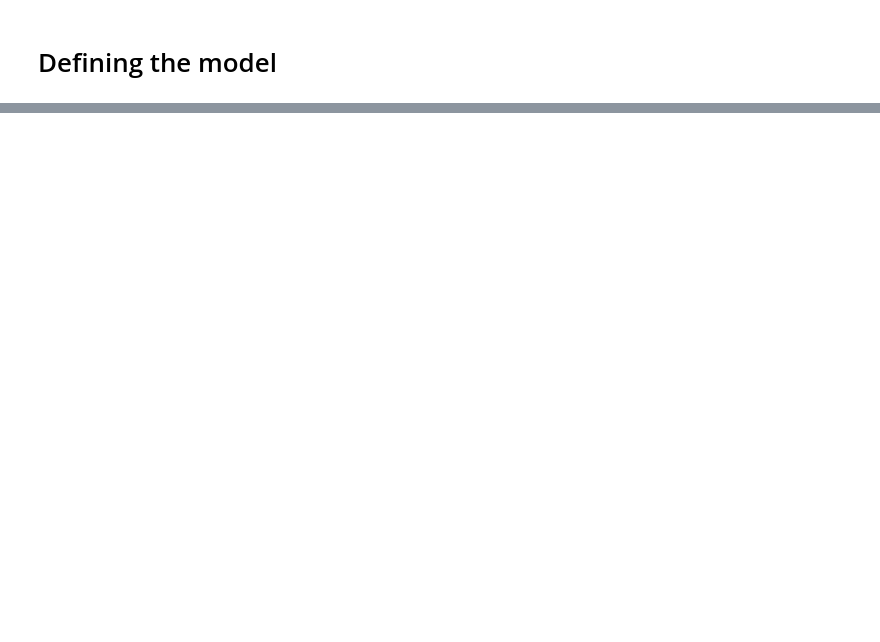
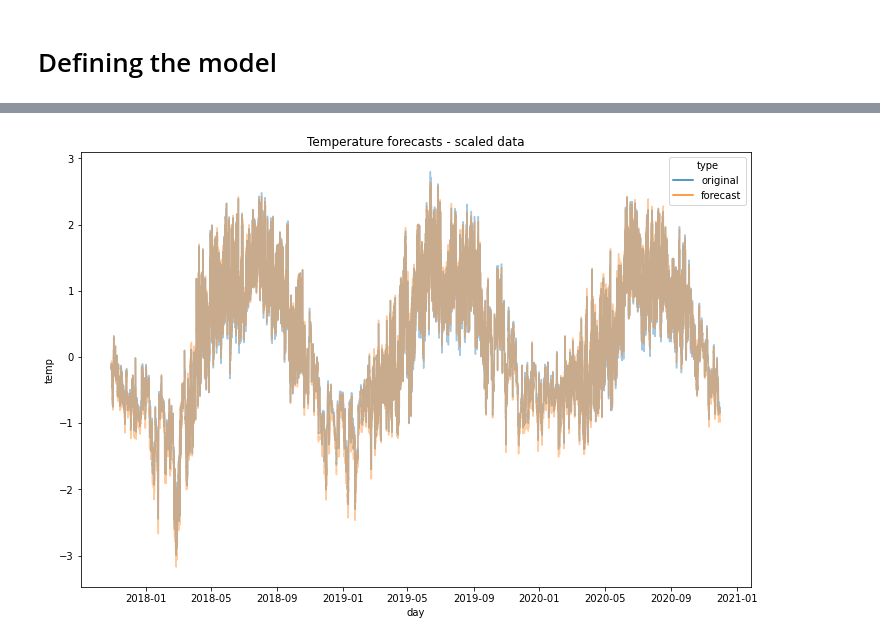
Before and after one commit to Eligijus112/Vilnius-weather-LSTM, a Jupyter notebook: weather-analysis.ipynb, the cells around one changed output, grey strips where cells are left out. Drawn from its saved outputs; the diff is of its cells as text; code cells hidden in the pictures; blank space fills up the shorter version.

Commit message:
Hourly forecast MAE - 0.7

```diff
--- a/weather-analysis.ipynb
+++ b/weather-analysis.ipynb
@@ -443,0 +459,19 @@ plt.show()
+# %%
+# Comparing the forecasts with the actual values
+yhat = [x[0] for x in model.predict(Xval)]
+y = [y[0] for y in Yval]
+# %%
+# Creating the frame to store both predictions
+days = d['dt'].values[-len(y):]
+
+frame = pd.concat([
+    pd.DataFrame({'day': days, 'temp': y, 'type': 'original'}),
+    pd.DataFrame({'day': days, 'temp': yhat, 'type': 'forecast'})
+])
+# %%
+plt.figure(figsize=(12, 8))
+sns.lineplot(x='day', y='temp', data=frame, hue='type', alpha=0.4)
+plt.title('Temperature forecasts - scaled data')
+plt.show()
+# %% [output]
+[figure, added]
```
Also changed, not shown: parts of 20 cells of this notebook.
